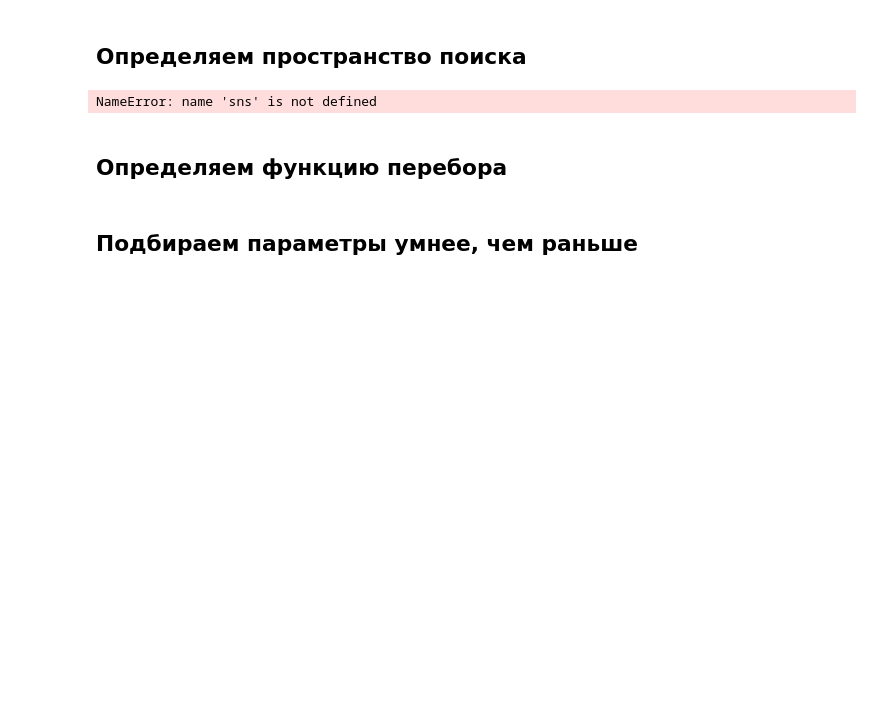
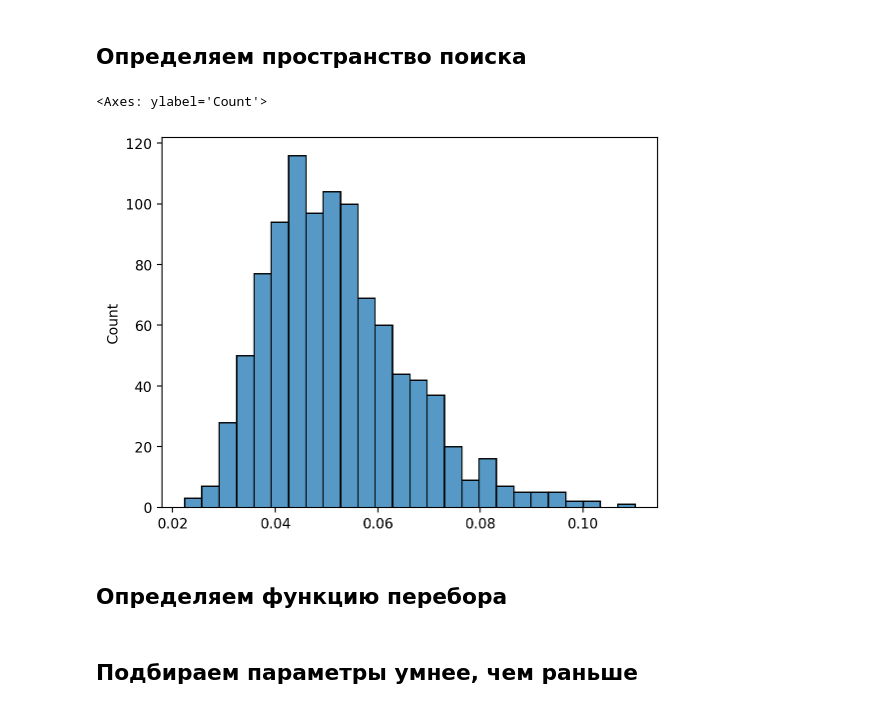
Before and after one commit to peter-and-wolf/otus_mlops_automl, a Jupyter notebook: spark/apps/hyperopt-example.ipynb, the cells around one changed output. Drawn from its saved outputs; the diff is of its cells as text; code cells hidden in the pictures; blank space fills up the shorter version.

```diff
--- a/spark/apps/hyperopt-example.ipynb
+++ b/spark/apps/hyperopt-example.ipynb
@@ -48,9 +48,10 @@ df.head()
 # %% [markdown]
 ## Определяем пространство поиска
 # %%
-sns.histplot(np.random.(-3, 0.25, size=1000))
+sns.histplot(np.random.lognormal(-3, 0.25, size=1000))
 # %% [output]
-NameError: name 'sns' is not defined
+<Axes: ylabel='Count'>
+[figure, added]
 # %%
 search_space = {
     'scaler': hp.choice(
```
Also changed, not shown: parts of 5 cells of this notebook.
